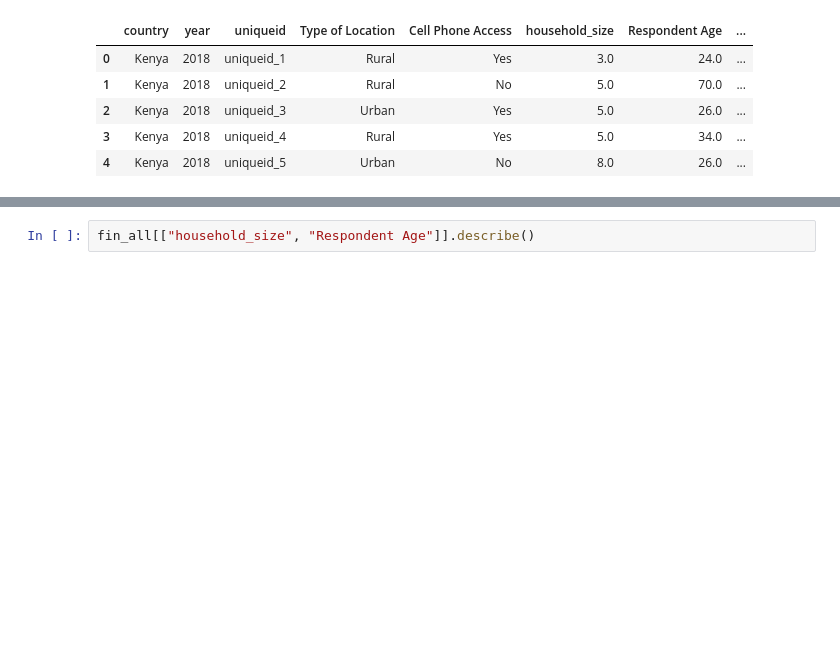
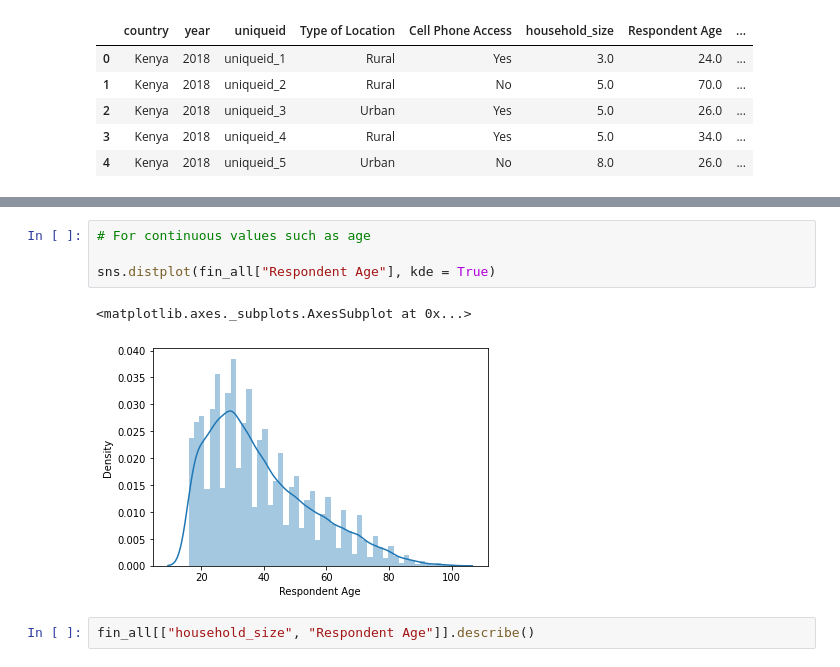
Before and after one commit to yves-moringa/CoreIpWk2, a Jupyter notebook: Moringa_Data_Science_Core_W2_Independent_Project_2022_03_Yves_Havugimana_Python_Notebook.ipynb, the cells around one changed output, grey strips where cells are left out. Saved outputs shown, nothing was run; the diff lists cells and outputs as text; blank space fills up the shorter version.

```diff
--- a/Moringa_Data_Science_Core_W2_Independent_Project_2022_03_Yves_Havugimana_Python_Notebook.ipynb
+++ b/Moringa_Data_Science_Core_W2_Independent_Project_2022_03_Yves_Havugimana_Python_Notebook.ipynb
@@ -136,3 +194,10 @@ X.head()
+# %%
+# For continuous values such as age
+
+sns.distplot(fin_all["Respondent Age"], kde = True)
+# %% [output]
+<matplotlib.axes._subplots.AxesSubplot at 0x...>
+[figure, added]
 # %%
 fin_all[["household_size", "Respondent Age"]].describe()
 # %% [output]
```
Also changed, not shown: parts of 6 cells of this notebook.
